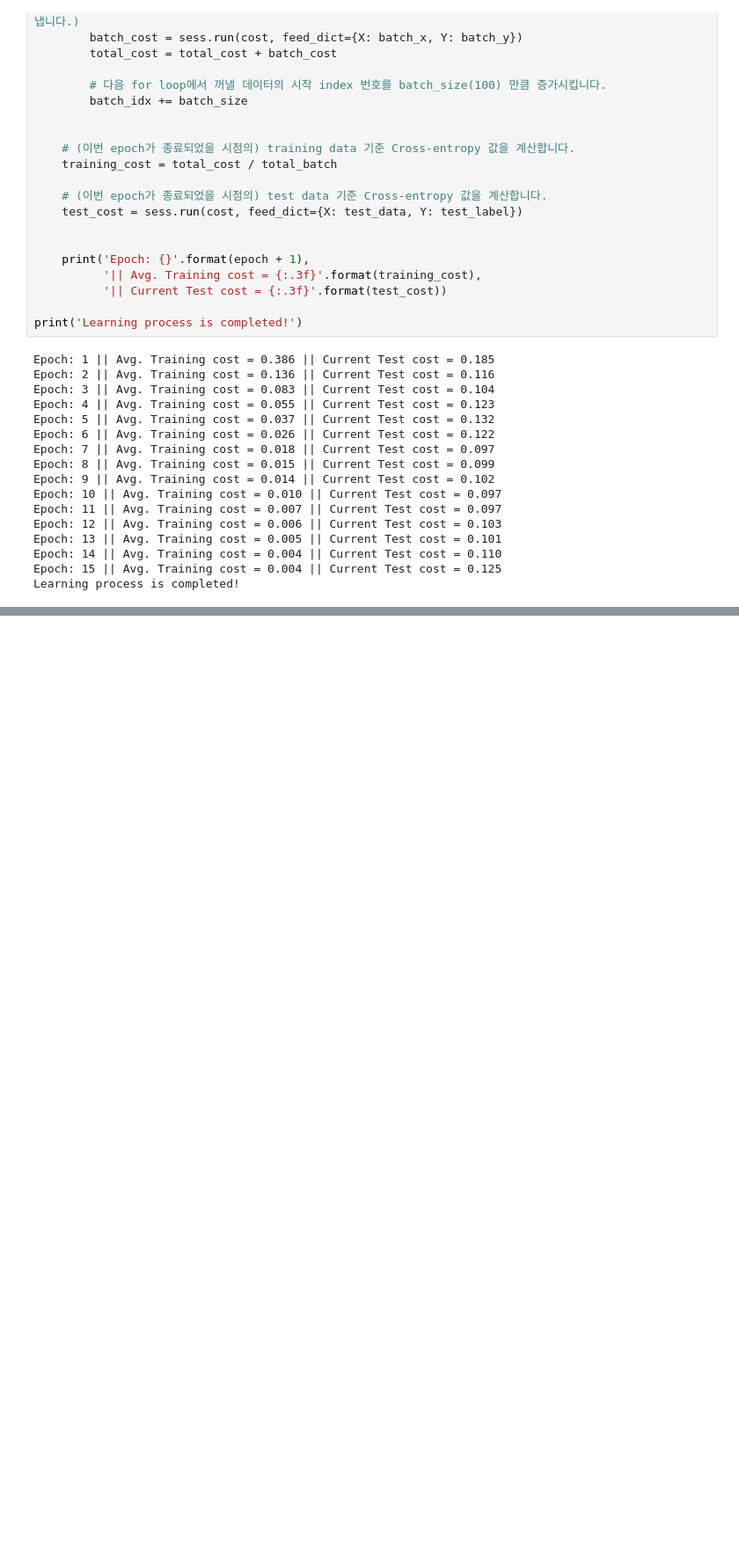
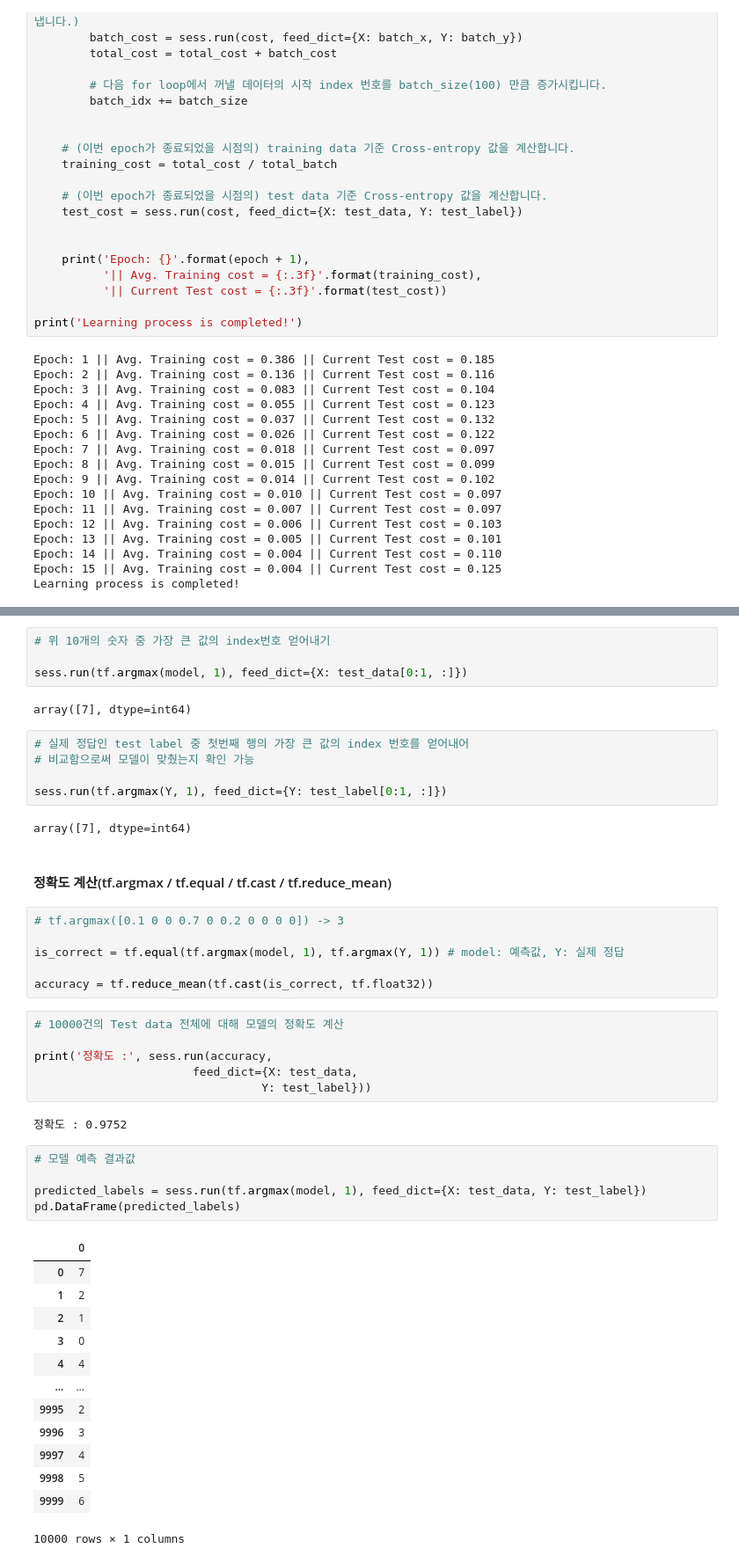
Before and after one commit to LEEHM97/TIL, a Jupyter notebook: 딥러닝Advance/Classification 2-layers baseline with mnist_v1.ipynb, the cells around one changed output, grey strips where cells are left out. Shown at 88% size. Cells and saved outputs as stored; diff of their text form; blank space fills up the shorter version.

Commit message:
feat: predict model with tf.argmax

```diff
--- a/딥러닝Advance/Classification 2-layers baseline with mnist_v1.ipynb
+++ b/딥러닝Advance/Classification 2-layers baseline with mnist_v1.ipynb
@@ -226,0 +251,48 @@ Learning process is completed!
+# %%
+# 위 10개의 숫자 중 가장 큰 값의 index번호 얻어내기
+
+sess.run(tf.argmax(model, 1), feed_dict={X: test_data[0:1, :]})
+# %% [output]
+array([7], dtype=int64)
+# %%
+# 실제 정답인 test label 중 첫번째 행의 가장 큰 값의 index 번호를 얻어내어
+# 비교함으로써 모델이 맞췄는지 확인 가능
+
+sess.run(tf.argmax(Y, 1), feed_dict={Y: test_label[0:1, :]})
+# %% [output]
+array([7], dtype=int64)
+# %% [markdown]
+#### 정확도 계산(tf.argmax / tf.equal / tf.cast / tf.reduce_mean)
+# %%
+# tf.argmax([0.1 0 0 0.7 0 0.2 0 0 0 0]) -> 3
+
+is_correct = tf.equal(tf.argmax(model, 1), tf.argmax(Y, 1)) # model: 예측값, Y: 실제 정답
+
+accuracy = tf.reduce_mean(tf.cast(is_correct, tf.float32))
+# %%
+# 10000건의 Test data 전체에 대해 모델의 정확도 계산
+
+print('정확도 :', sess.run(accuracy,
+                       feed_dict={X: test_data,
+                                 Y: test_label}))
+# %% [output]
+정확도 : 0.9752
+# %%
+# 모델 예측 결과값
+
+predicted_labels = sess.run(tf.argmax(model, 1), feed_dict={X: test_data, Y: test_label})
+pd.DataFrame(predicted_labels)
+# %% [output]
+|  | 0 |
+| 0 | 7 |
+| 1 | 2 |
+| 2 | 1 |
+| 3 | 0 |
+| 4 | 4 |
+| ... | ... |
+| 9995 | 2 |
+| 9996 | 3 |
+| 9997 | 4 |
+| 9998 | 5 |
+| 9999 | 6 |
+10000 rows × 1 columns
```
Also changed, not shown: parts of 4 cells of this notebook.
